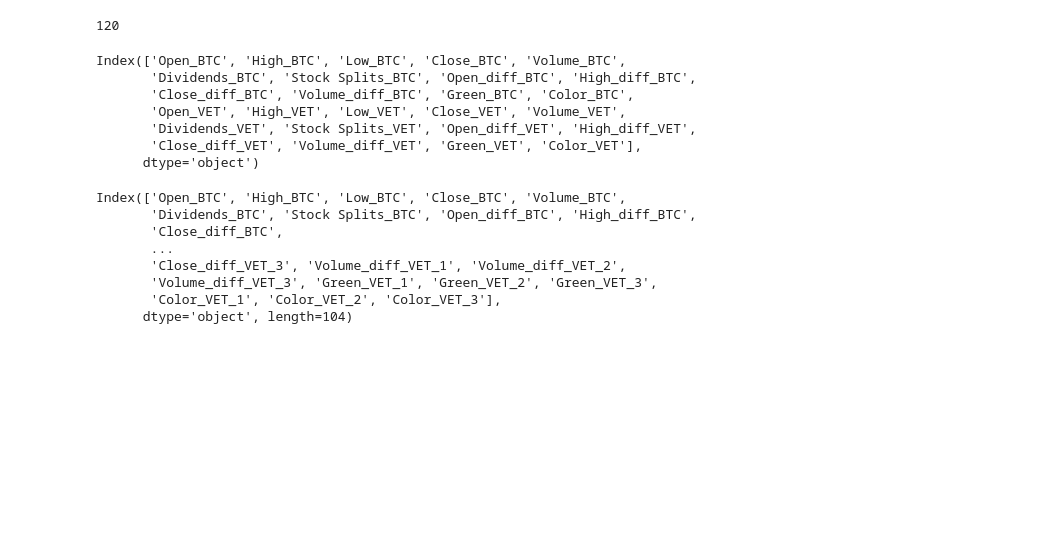
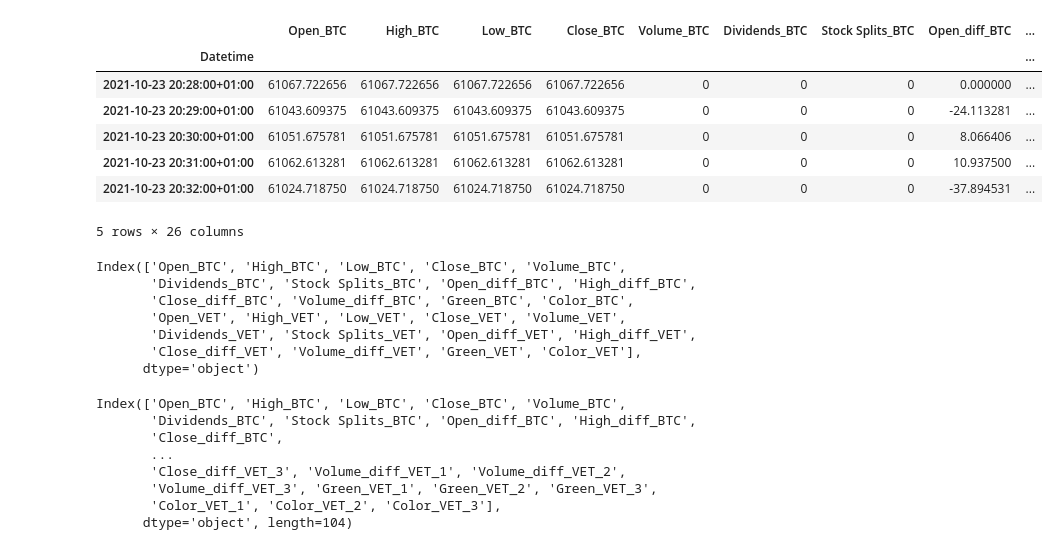
Before and after one commit to Stillerman/VET-Price-Prediction, a Jupyter notebook: DataPrep2.ipynb, the cells around one changed output. Cells and saved outputs as stored; diff of their text form; code cells hidden in the pictures; blank space fills up the shorter version.

```diff
--- a/DataPrep2.ipynb
+++ b/DataPrep2.ipynb
@@ -1,24 +1,37 @@
 # %%
 import yfinance as yf
 import matplotlib.pyplot as plt
+import numpy as np
 vet = yf.Ticker("VET-USD")
 btc = yf.Ticker("BTC-USD")
 
-hist_vet = vet.history(period="1w", interval = "1m")
-hist_btc = btc.history(period="1w", interval = "1m")
+hist_vet = vet.history(period="1wk", interval = "1m")
+hist_btc = btc.history(period="1wk", interval = "1m")
 
 for hist in [hist_vet, hist_btc]:
     hist['Open_diff'] = hist['Open'].diff()
     hist['High_diff'] = hist['High'].diff()
     hist['Close_diff'] = hist['Close'].diff()
     hist['Volume_diff'] = hist['Volume'].diff()
     hist['Green'] = hist["Open_diff"] > 0
     hist['Color'] = ['Green' if g else 'Red' for g in hist['Green']]
 
-hist = hist.join(hist_btc, lsuffix="_BTC", rsuffix="_VET")
+hist = hist_btc.join(hist_vet, lsuffix="_BTC", rsuffix="_VET")
+hist.iloc[0] = hist.iloc[0].fillna(0)
 len(hist[(hist["Color_VET"] == "Red") & (hist["Color_BTC"] == "Red")])
+
+hist.to_csv("TEST_CSV.csv")
+
+hist.head()
 # %% [output]
+|  | Open_BTC | High_BTC | Low_BTC | Close_BTC | Volume_BTC | Dividends_BTC | Stock Splits_BTC | Open_diff_BTC | ... |
+| Datetime |  |  |  |  |  |  |  |  | ... |
+| 2021-10-23 20:28:00+01:00 | 61067.722656 | 61067.722656 | 61067.722656 | 61067.722656 | 0 | 0 | 0 | 0.000000 | ... |
+| 2021-10-23 20:29:00+01:00 | 61043.609375 | 61043.609375 | 61043.609375 | 61043.609375 | 0 | 0 | 0 | -24.113281 | ... |
+| 2021-10-23 20:30:00+01:00 | 61051.675781 | 61051.675781 | 61051.675781 | 61051.675781 | 0 | 0 | 0 | 8.066406 | ... |
+| 2021-10-23 20:31:00+01:00 | 61062.613281 | 61062.613281 | 61062.613281 | 61062.613281 | 0 | 0 | 0 | 10.937500 | ... |
+| 2021-10-23 20:32:00+01:00 | 61024.718750 | 61024.718750 | 61024.718750 | 61024.718750 | 0 | 0 | 0 | -37.894531 | ... |
-120
+5 rows × 26 columns
 # %%
 hist.keys()
 # %% [output]
```
Also changed, not shown: parts of 1 cell of this notebook, 2 other files.
